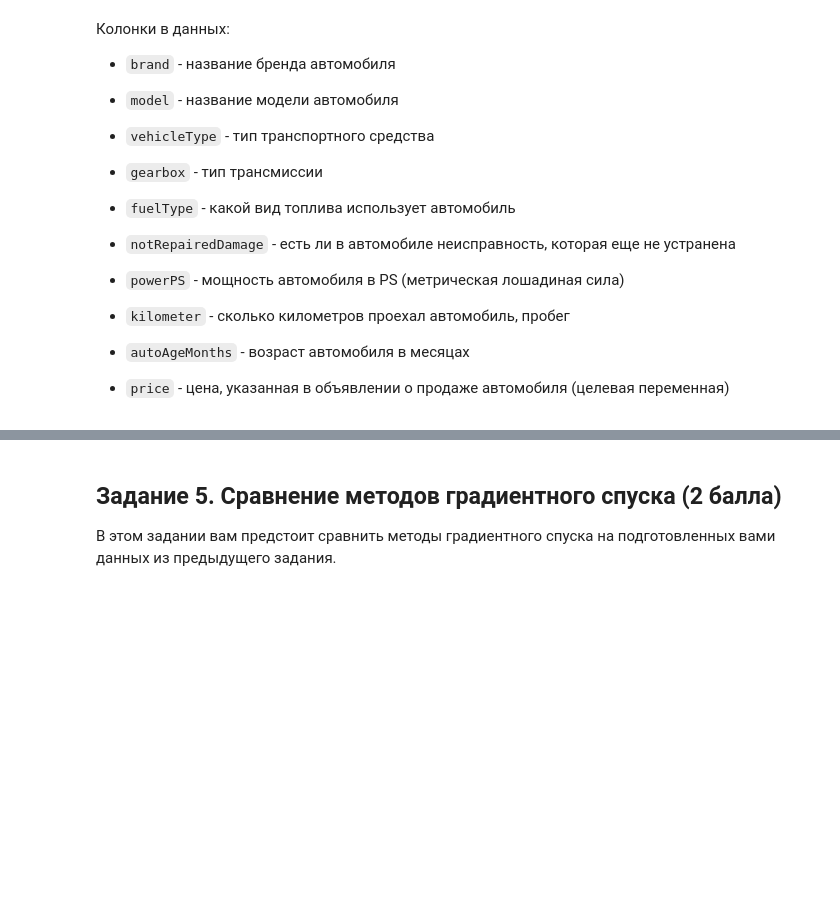
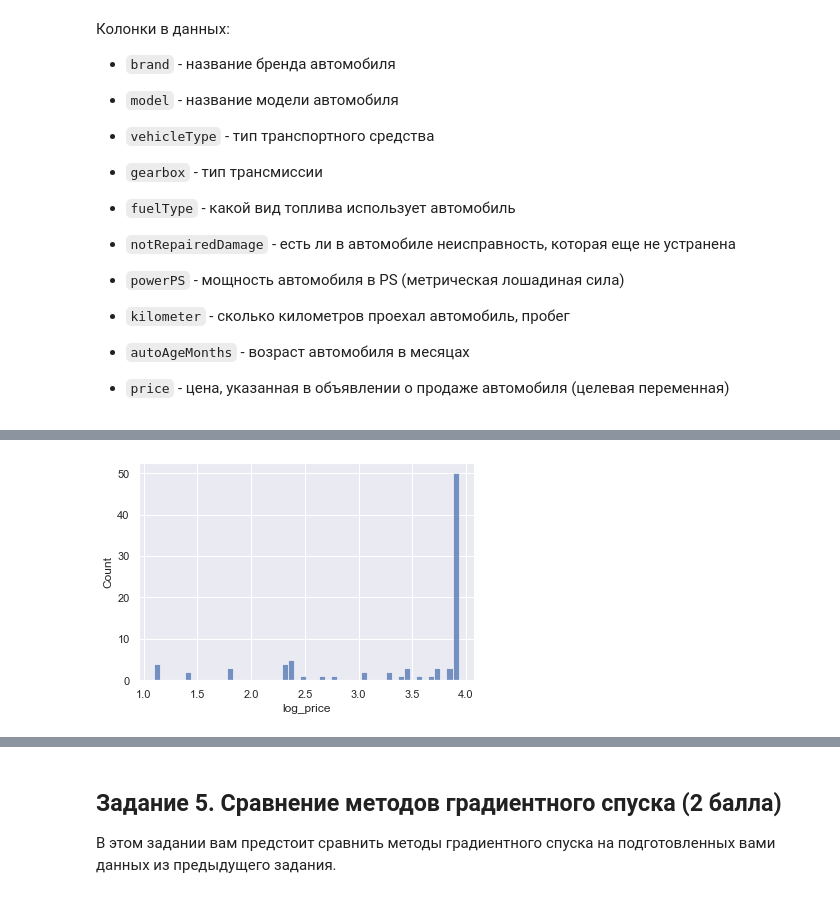
Before and after one commit to AndreyCh20/ml-course-hse-homeworks, a Jupyter notebook: 3/homework-practice-03-gd.ipynb, the cells around one changed output, grey strips where cells are left out. Saved outputs shown, nothing was run; the diff lists cells and outputs as text; code cells hidden in the pictures; blank space fills up the shorter version.

```diff
--- a/3/homework-practice-03-gd.ipynb
+++ b/3/homework-practice-03-gd.ipynb
@@ -367,0 +390,5 @@ other = ['','','','','','','']
+# %%
+# -||-
+sns.histplot(data[(data['log_price'] < 4) & (data['log_price'] > 1)]['log_price'], bins=50);
+# %% [output]
+[figure, added]
```
Also changed, not shown: parts of 22 cells of this notebook.
